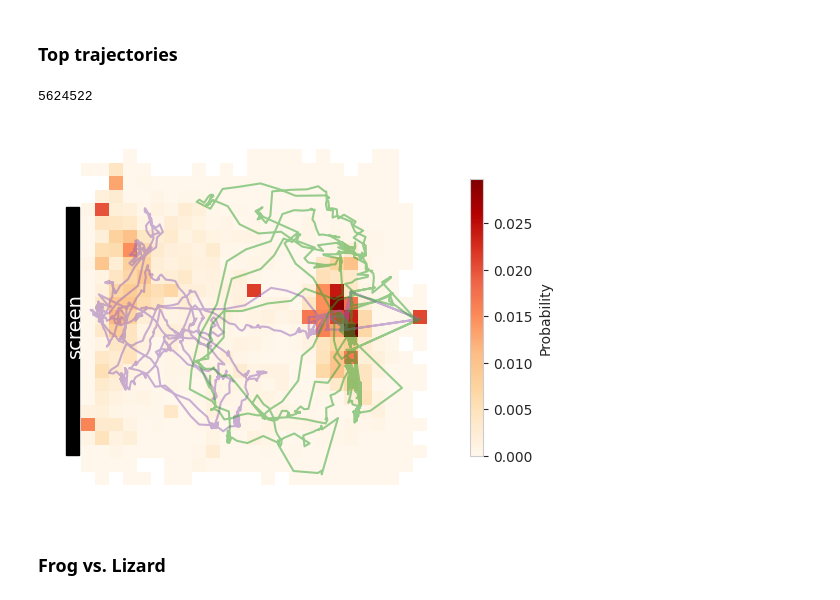
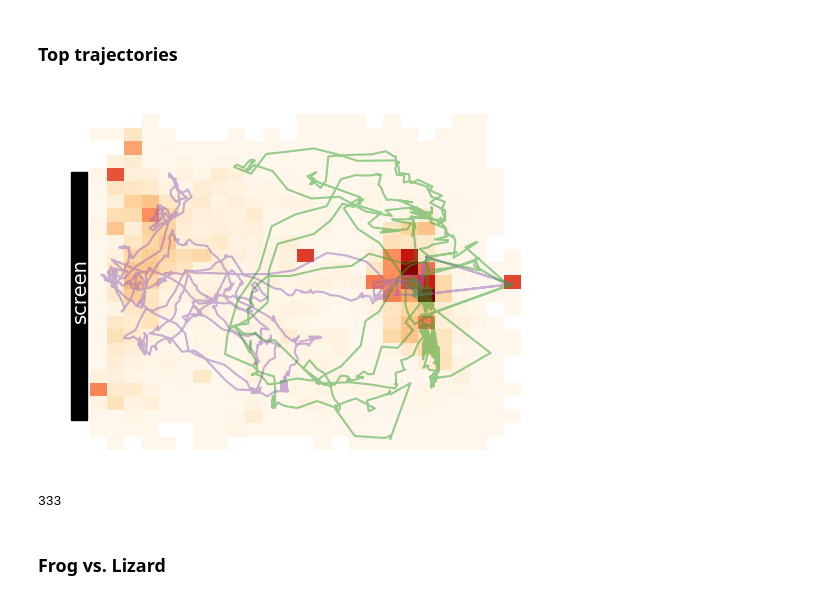
Before and after one commit to EvolutionaryNeuralCodingLab/PreyTouch, a Jupyter notebook: notebooks/arena_paper.ipynb, the cells around one changed output. Cells and saved outputs as stored; diff of their text form; code cells hidden in the pictures.

```diff
--- a/notebooks/arena_paper.ipynb
+++ b/notebooks/arena_paper.ipynb
@@ -85,27 +85,29 @@ rdf = pd.concat(res.values())
 rdf['x'] = rdf.cam_x * w
 rdf['y'] = rdf.cam_y * h
 rdf['time'] = rdf.vid_name.map(lambda x: datetime.strptime(x.split('_')[1], '%Y%m%dT%H%M%S'))
-# %%
-len(rdf[rdf.time.dt.hour <= 16])
-# %% [output]
-5624522
 # %%
 # plot
 example_vids = [('top_20230625T093053', 'tab:purple'), ('top_20230624T090108', 'tab:green')]
 fig, ax = plt.subplots(1,1)
 max_hour = 16
-h = sns.histplot(data=rdf.loc[rdf.time.dt.hour <= max_hour].dropna(),
-                 x='x', y='y', bins=(25, 25), ax=ax, stat='probability', cmap=plt.cm.get_cmap('OrRd'),
-                 cbar=True, cbar_kws=dict(shrink=.75, label='Probability'))
+rdf_ = rdf.loc[rdf.time.dt.hour <= max_hour].dropna()
+# print(f'Number of sessions ')
+h = sns.histplot(data=rdf_, x='x', y='y', bins=(25, 25), ax=ax, stat='probability',
+                 cmap=plt.cm.get_cmap('OrRd'),
+                 cbar=False, cbar_kws=dict(shrink=.75, label='Probability'))
 for vid_name, color in example_vids:
     rf = rdf.query(f'vid_name=="{vid_name}"').sort_values(by='frame_id')
     ax.plot(rf.x, rf.y, color=color, alpha=0.5)
 ax.add_patch(Rectangle((0, 150), 50, 700, color='k'))
 ax.text(0, (150+700)//2, 'screen', rotation=90, color='w', va='bottom', fontsize=14)
 ax.axis('off')
 fig.savefig('../notebooks/arena_figures/arena_top_trajectories.pdf', dpi=250)
 # %% [output]
-[figure, old version]
+[figure, new version]
+# %%
+len(rdf_.vid_name.unique())
+# %% [output]
+333
 # %% [markdown]
 ### Frog vs. Lizard
 # %%
```
Also changed, not shown: parts of 5 cells of this notebook, 2 other files.
